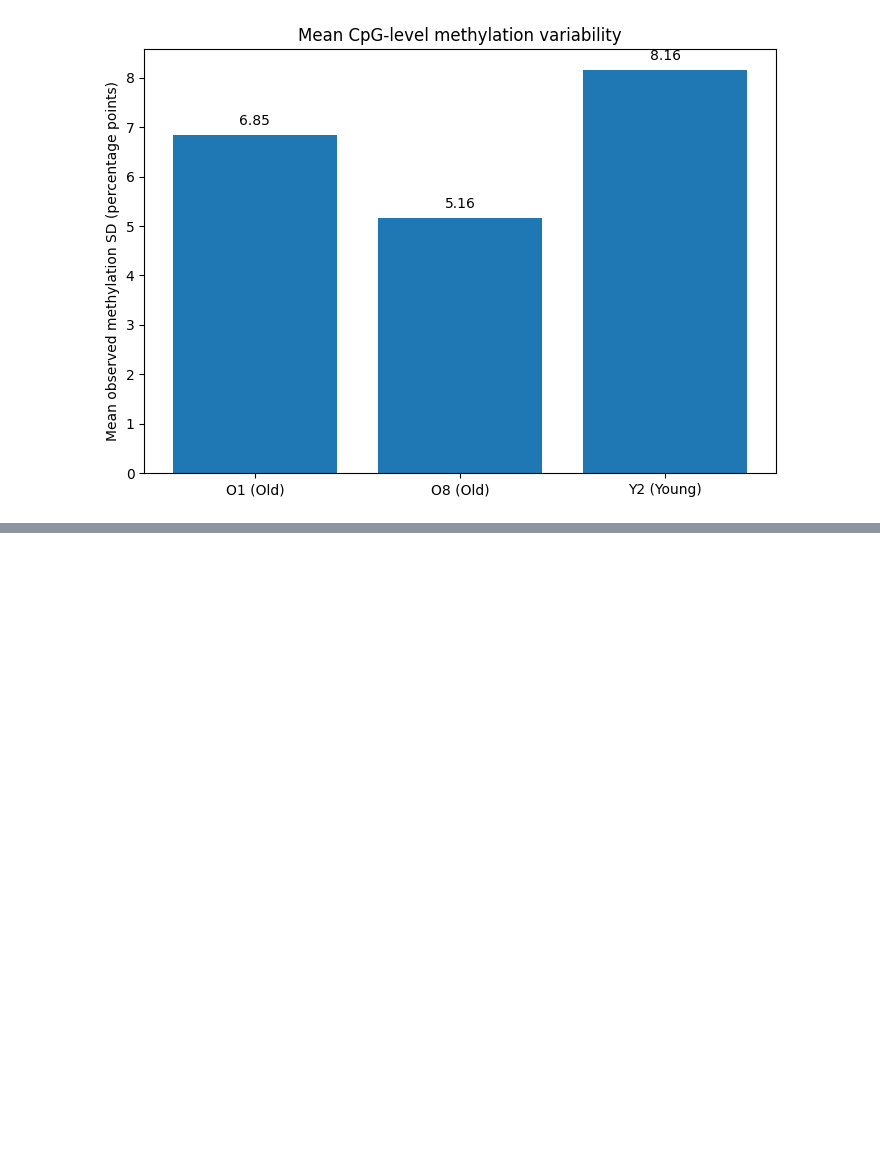
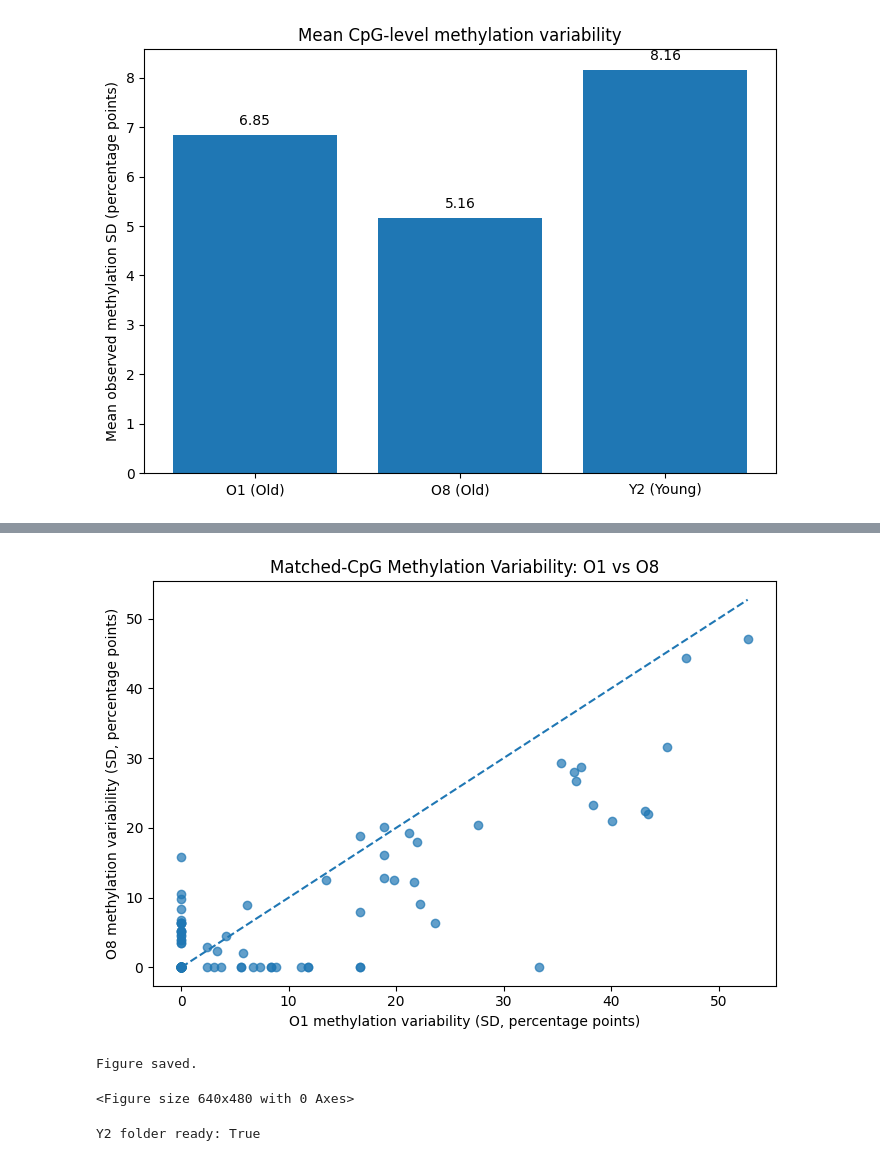
Before and after one commit to jennicamarylyngdoh-ux/sc-epigenetic-drift, a Jupyter notebook: sc_epigenetic_drift.ipynb, the cells around one changed output, grey strips where cells are left out. Drawn from its saved outputs; the diff is of its cells as text; code cells hidden in the pictures; blank space fills up the shorter version.

```diff
--- a/sc_epigenetic_drift.ipynb
+++ b/sc_epigenetic_drift.ipynb
@@ -2430,0 +2833,12 @@ plt.show()
+# %%
+
+o8_high = {
+    cpg for cpg, count in cpg_counts.items()
+    if count >= 8
+}
+
+o1_o8_common = o1_high & o8_high
+
+print("O1 high-coverage CpGs:", len(o1_high))
+print("O8 high-coverage CpGs:", len(o8_high))
+print("Shared high-coverage CpGs:", len(o1_o8_common))
@@ -2430,0 +2889,11 @@ plt.show()
+# %%
+# Calculate methylation variability at each shared CpG
+
+o1_sd = o1_common_matrix.std(axis=1, skipna=True)
+o8_sd = o8_common_matrix.std(axis=1, skipna=True)
+
+print("O1 variability:")
+print(o1_sd.describe())
+
+print("\nO8 variability:")
+print(o8_sd.describe())
@@ -2430,0 +2942,38 @@ plt.show()
+# %%
+import matplotlib.pyplot as plt
+
+plt.figure(figsize=(7, 5))
+
+plt.scatter(o1_sd, o8_sd, alpha=0.7)
+
+max_val = max(o1_sd.max(), o8_sd.max())
+plt.plot([0, max_val], [0, max_val], linestyle="--")
+
+plt.xlabel("O1 methylation variability (SD, percentage points)")
+plt.ylabel("O8 methylation variability (SD, percentage points)")
+plt.title("Matched-CpG Methylation Variability: O1 vs O8")
+
+plt.tight_layout()
+plt.show()
+# %% [output]
+[figure, added]
+# %%
+plt.savefig(
+    "/content/o1_vs_o8_matched_variability.png",
+    dpi=300,
+    bbox_inches="tight"
+)
+
+print("Figure saved.")
+# %% [output]
+Figure saved.
+<Figure size 640x480 with 0 Axes>
+# %%
+import os
+
+os.makedirs("/content/methylation_data/Y2", exist_ok=True)
+
+print("Y2 folder ready:",
+      os.path.exists("/content/methylation_data/Y2"))
+# %% [output]
+Y2 folder ready: True
```
Also changed, not shown: parts of 47 cells of this notebook.
